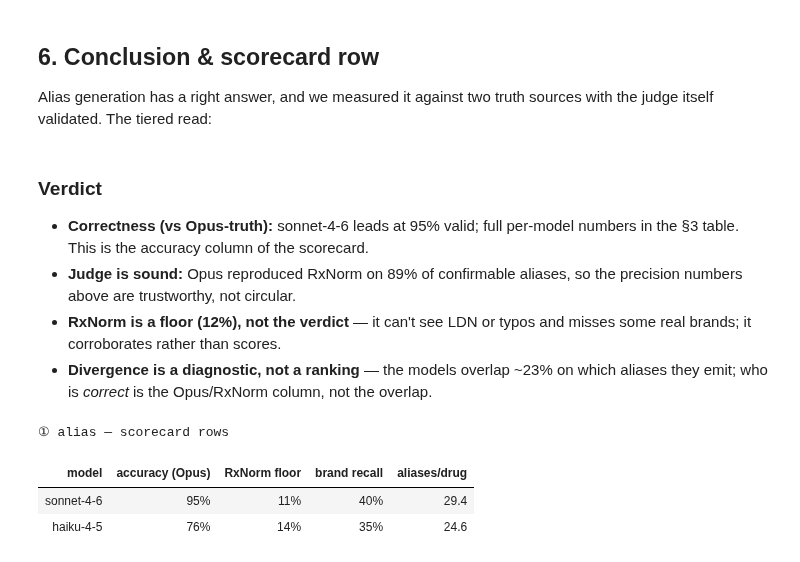
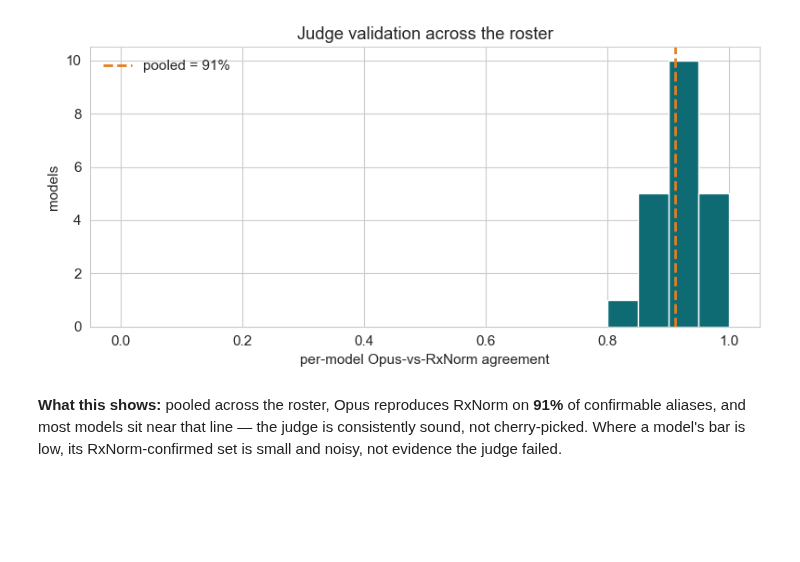
Before and after one commit to Ely-S/PatientPunk, a Jupyter notebook: notebooks/validation/j1_alias_executed.ipynb, the cells around one changed output. Saved outputs shown, nothing was run; the diff lists cells and outputs as text; code cells hidden in the pictures; blank space fills up the shorter version.

```diff
--- a/notebooks/validation/j1_alias_executed.ipynb
+++ b/notebooks/validation/j1_alias_executed.ipynb
@@ -309,19 +187,0 @@ Divergence answers "do the models produce the same alias set?" — a flag for *w
-# %%
-
-col1, col2 = "#0e6b74", "#e67e22"
-if len(DIV):
-    dd = DIV.sort_values("jaccard")
-    fig, ax = plt.subplots(figsize=(7, max(3, 0.32*len(dd))))
-    ax.barh(dd.drug, dd.jaccard, color="#8e44ad", height=0.6)
-    ax.set_xlim(0, 1); ax.set_xlabel("Jaccard of alias sets between models"); ax.set_title("Cross-model divergence by drug (lower = models disagree more)")
-    fig.tight_layout(); plt.show()
-    wv_txt = ""
-    if len(WV):
-        wv_txt = (f" Within-model run-to-run agreement (k={MAN['k']}, temp 0) averages "
-                  f"{WV.self_jaccard.mean():.2f} — " +
-                  ("near-deterministic, as expected." if WV.self_jaccard.mean() > 0.9
-                   else "notably below 1, so even at temp 0 the alias list wobbles between runs."))
-    display(Markdown(
-      f"**What this shows:** the two models share a mean **{DIV.jaccard.mean():.0%}** of their alias sets; "
-      f"they diverge most on **{dd.iloc[0].drug}** and agree most on **{dd.iloc[-1].drug}**. Pair this with "
-      f"§3 — divergence tells you *where* they differ, §3 tells you *who is right*.{wv_txt}"))
@@ -331,35 +188,17 @@ if len(DIV):
-# %% [markdown]
-## 6. Conclusion & scorecard row
-
-Alias generation has a right answer, and we measured it against two truth sources with the judge itself validated. The tiered read:
-# %%
-
-best = MS.sort_values("opus_prec", ascending=False).iloc[0]
-lines = [
-  f"- **Correctness (vs Opus-truth):** {best.mshort} leads at {best.opus_prec:.0%} valid; "
-  f"full per-model numbers in the §3 table. This is the accuracy column of the scorecard.",
-  f"- **Judge is sound:** Opus reproduced RxNorm on {judge_agree:.0%} of confirmable aliases, so the "
-  f"precision numbers above are trustworthy, not circular.",
-  f"- **RxNorm is a floor ({MS['rx_prec'].mean():.0%}), not the verdict** — it can't see LDN or typos and "
-  f"misses some real brands; it corroborates rather than scores.",
-  f"- **Divergence is a diagnostic, not a ranking** — the models overlap ~{DIV.jaccard.mean():.0%} on which "
-  f"aliases they emit; who is *correct* is the Opus/RxNorm column, not the overlap.",
-]
-display(Markdown("### Verdict\n\n" + "\n".join(lines)))
-# scorecard row(s)
-sc = MS[["mshort","opus_prec","rx_prec","brand_recall","mean_aliases"]].copy()
-for c in ["opus_prec","rx_prec","brand_recall"]: sc[c] = (sc[c]*100).round(0).astype(int).astype(str)+"%"
-sc["mean_aliases"] = sc["mean_aliases"].round(1)
-sc.columns = ["model","accuracy (Opus)","RxNorm floor","brand recall","aliases/drug"]
-display(HTML("<b>① alias — scorecard rows</b>" + sc.to_html(index=False)))
-# %% [output]
-### Verdict
-
-- **Correctness (vs Opus-truth):** sonnet-4-6 leads at 95% valid; full per-model numbers in the §3 table. This is the accuracy column of the scorecard.
-- **Judge is sound:** Opus reproduced RxNorm on 89% of confirmable aliases, so the precision numbers above are trustworthy, not circular.
-- **RxNorm is a floor (12%), not the verdict** — it can't see LDN or typos and misses some real brands; it corroborates rather than scores.
-- **Divergence is a diagnostic, not a ranking** — the models overlap ~23% on which aliases they emit; who is *correct* is the Opus/RxNorm column, not the overlap.
-① alias — scorecard rows
-| model | accuracy (Opus) | RxNorm floor | brand recall | aliases/drug |
-| sonnet-4-6 | 95% | 11% | 40% | 29.4 |
-| haiku-4-5 | 76% | 14% | 35% | 24.6 |
+# %%
+
+if len(JVM):
+    fig, ax = plt.subplots(figsize=(8, 4))
+    ax.hist(JVM.values, bins=np.linspace(0, 1, 21), color="#0e6b74", edgecolor="white")
+    ax.axvline(judge_agree, color="#e67e22", lw=2, ls="--", label=f"pooled = {judge_agree:.0%}")
+    ax.set_xlabel("per-model Opus-vs-RxNorm agreement"); ax.set_ylabel("models")
+    ax.set_title("Judge validation across the roster"); ax.legend(frameon=False)
+    fig.tight_layout(); plt.show()
+    display(Markdown(
+      f"**What this shows:** pooled across the roster, Opus reproduces RxNorm on **{judge_agree:.0%}** of "
+      f"confirmable aliases, and most models sit near that line — the judge is consistently sound, not "
+      f"cherry-picked. Where a model's bar is low, its RxNorm-confirmed set is small and noisy, not evidence "
+      f"the judge failed."))
+# %% [output]
+[figure, added]
+**What this shows:** pooled across the roster, Opus reproduces RxNorm on **91%** of confirmable aliases, and most models sit near that line — the judge is consistently sound, not cherry-picked. Where a model's bar is low, its RxNorm-confirmed set is small and noisy, not evidence the judge failed.
```
Also changed, not shown: parts of 22 cells of this notebook, 3 other files.
